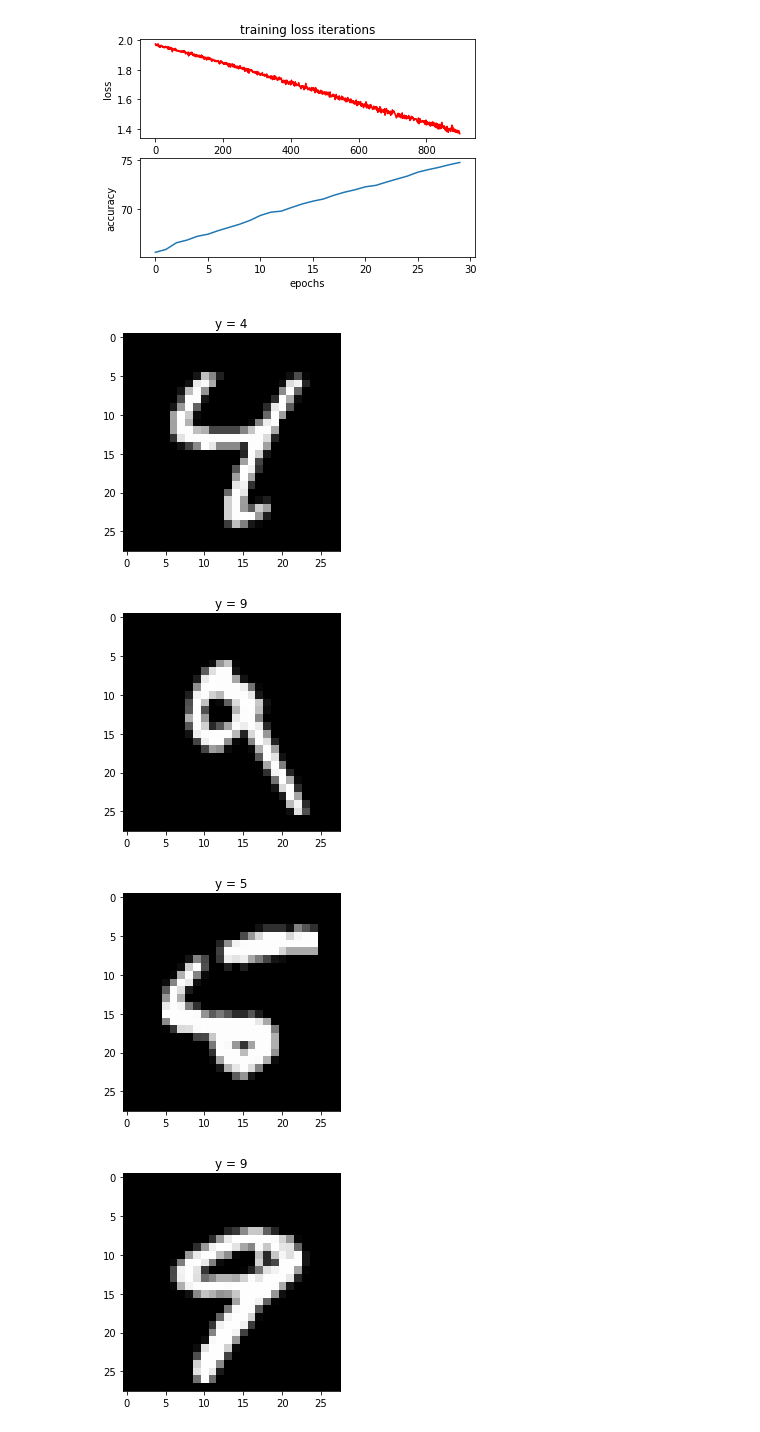
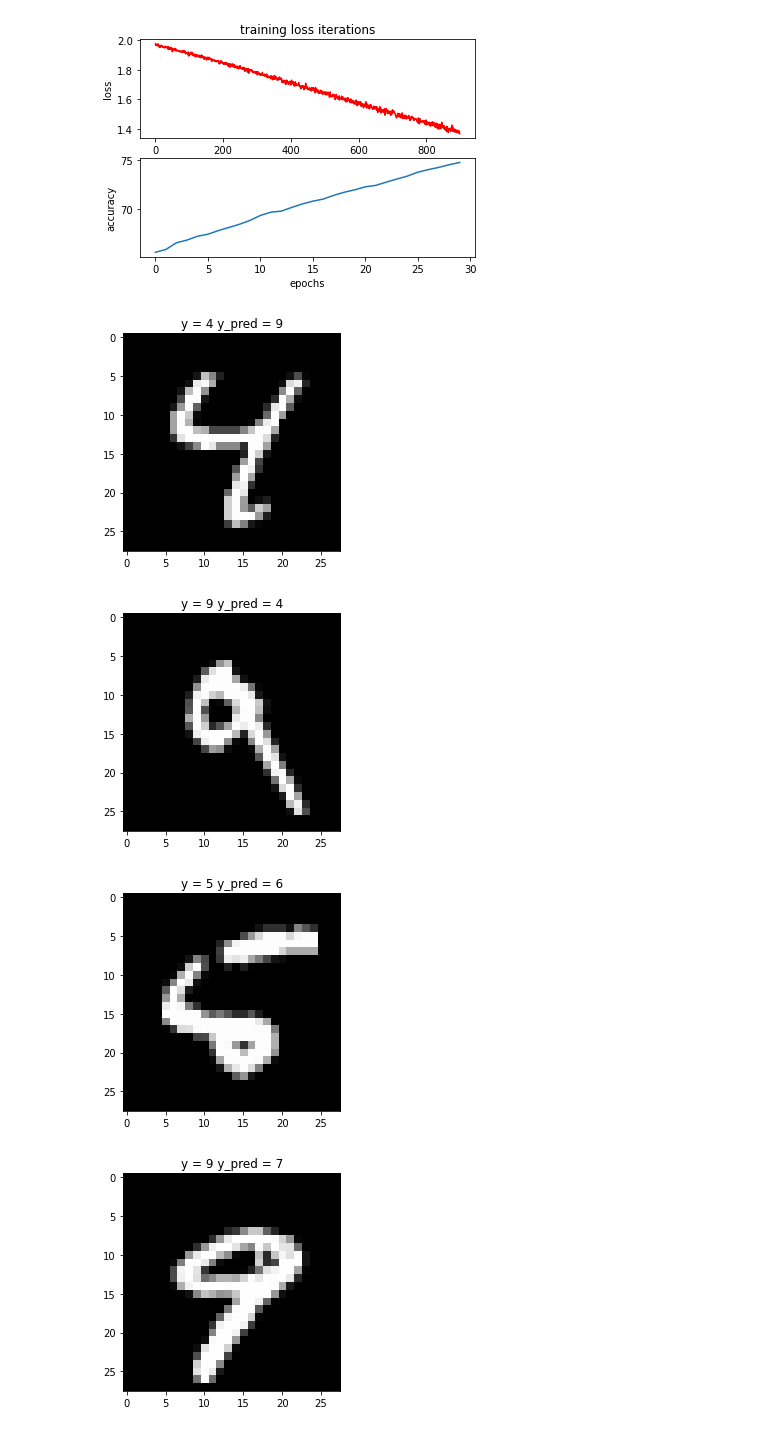
Before and after one commit to codeplinth/pytorchbootcamp, a Jupyter notebook: PyTorch_26_NeuralNetwork_MultiClass_MNIST.ipynb, the cells around one changed output. Drawn from its saved outputs; the diff is of its cells as text; code cells hidden in the pictures.

```diff
--- a/PyTorch_26_NeuralNetwork_MultiClass_MNIST.ipynb
+++ b/PyTorch_26_NeuralNetwork_MultiClass_MNIST.ipynb
@@ -22,9 +22,9 @@ def plot_accuracy_loss(training_results):
     plt.show()
 # %%
 # Define a function to display data
-def show_data(data_sample,y):
+def show_data(data_sample,y,y_pred):
     plt.imshow(data_sample.numpy().reshape(28, 28), cmap='gray')
-    plt.title('y = '+str(y))
+    plt.title('y = {} y_pred = {}'.format(str(y),str(y_pred.item())))
     plt.show()
 # %%
 #create training dataset and print it
@@ -106,16 +106,16 @@ plot_accuracy_loss(metrics)
 # %%
 #plot first 5 misclassfied samples
 count = 0
 for x,y in validation_dataset:
   z = model(x.view(-1,1*28*28))
   _,y_pred = torch.max(z,1)
   if (y_pred != y):
-    show_data(x,y)
+    show_data(x,y,y_pred)
     count += 1
   if ( count>= 5):
     break
 # %% [output]
-[figure, old version]
+[figure, new version]
-[figure, old version]
+[figure, new version]
-[figure, old version]
+[figure, new version]
-[figure, old version]
+[figure, new version]
```
Also changed, not shown: parts of 2 cells of this notebook.
